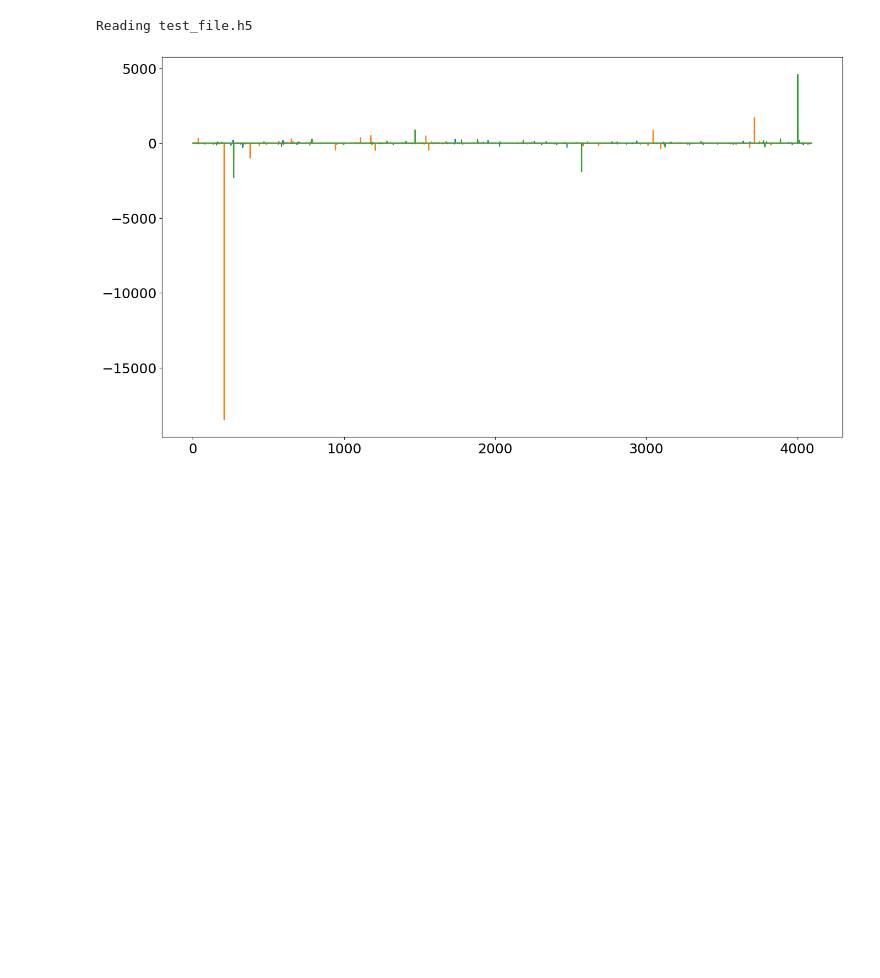
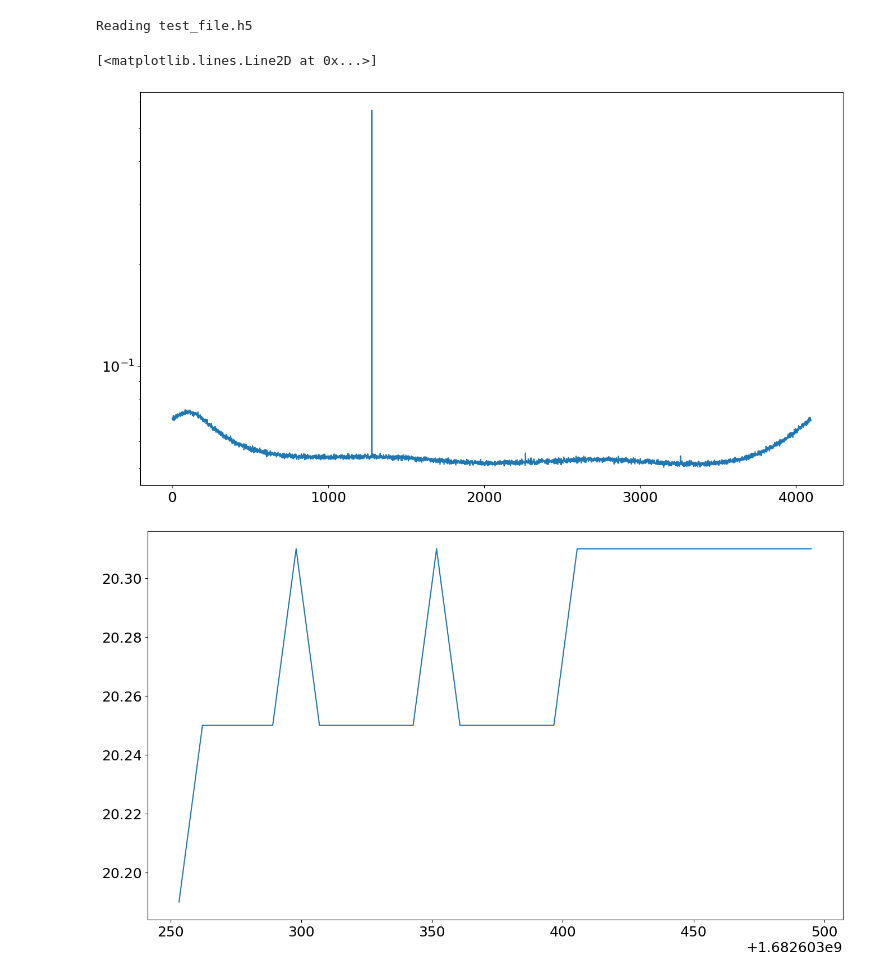
Before and after one commit to jnthek/amateur_astronomy, a Jupyter notebook: diy_radiometer/Test_hdf5_read.ipynb, the cells around one changed output. Cells and saved outputs as stored; diff of their text form; code cells hidden in the pictures; blank space fills up the shorter version.

```diff
--- a/diy_radiometer/Test_hdf5_read.ipynb
+++ b/diy_radiometer/Test_hdf5_read.ipynb
@@ -10,27 +10,40 @@ h5_file = "test_file.h5"
 # %%
 print ("Reading",h5_file)
 hf = h5py.File(h5_file, 'r')
 
 len_data = hf["data/timestamps"][()].shape[0]
-len_cal_data = int(len_data/3)
+len_cal_data = int(len_data/3)-1
 
 ant_index  = np.where(hf["data/obssource"][()]==0)[0][0:len_cal_data]
 cold_index = np.where(hf["data/obssource"][()]==1)[0][0:len_cal_data]
 hot_index  = np.where(hf["data/obssource"][()]==2)[0][0:len_cal_data]
 
 ant_data = hf["data/radio"][()][ant_index, :]
 cold_data = hf["data/radio"][()][cold_index, :]
 hot_data = hf["data/radio"][()][hot_index, :]
+temperature = hf["data/temperature"][()][ant_index]
+ant_tstamps = hf["data/timestamps"][()][ant_index]
+hf.close()
 
-# print(ant_data.shape, cold_data.shape, hot_data.shape)
 ant_calibrated = ant_data/(hot_data - cold_data)
+mean_power = np.mean(ant_calibrated, axis=1)
+mean_spectrum = np.mean(ant_calibrated, axis=0)
 
 plt.figure(figsize=(16,9))
-plt.plot(ant_calibrated.T)
+plt.semilogy(mean_spectrum)
 
-# print (bytes(hf["data/obssource"][0]).decode("ascii"))
-# print (hf["data/obssource"][()].shape)
-hf.close()
+# plt.figure(figsize=(16,9))
+# plt.semilogy(ant_data.T)
+# plt.semilogy(hot_data.T)
+# plt.semilogy(cold_data.T)
+
+# plt.figure(figsize=(16,9))
+# plt.plot(ant_tstamps, mean_power)
+
+plt.figure(figsize=(16,9))
+plt.plot(ant_tstamps, temperature)
 # %% [output]
 Reading test_file.h5
+[<matplotlib.lines.Line2D at 0x...>]
-[figure, old version]
+[figure, new version]
+[figure, added]
```
Also changed, not shown: 4 other files.
